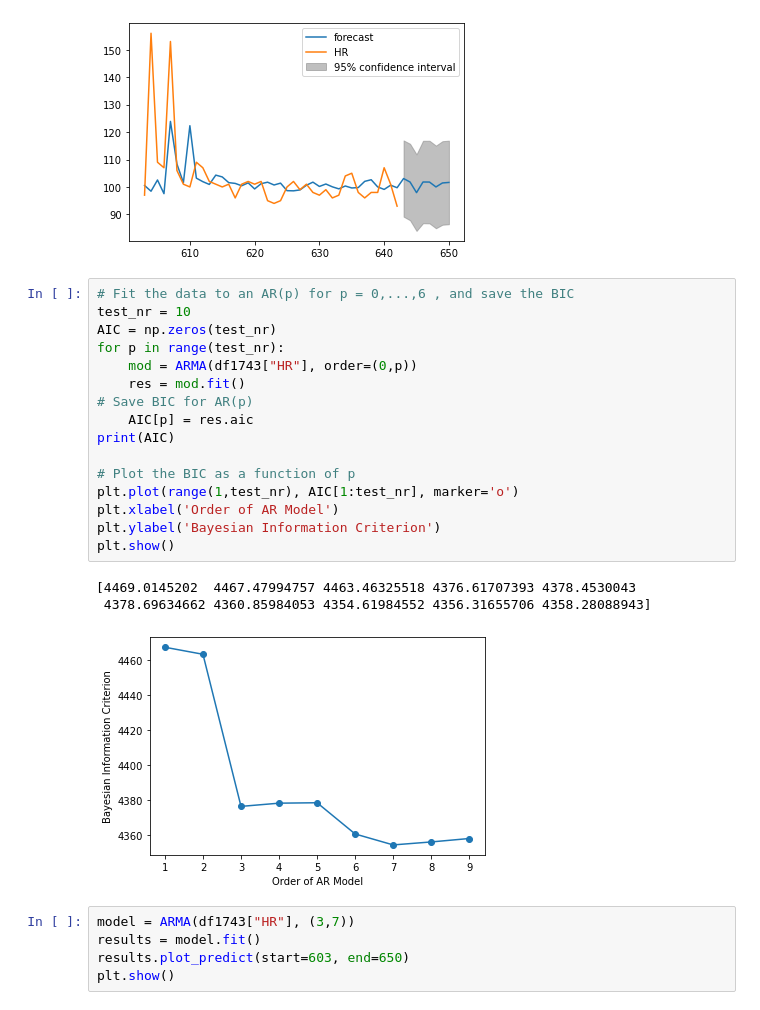
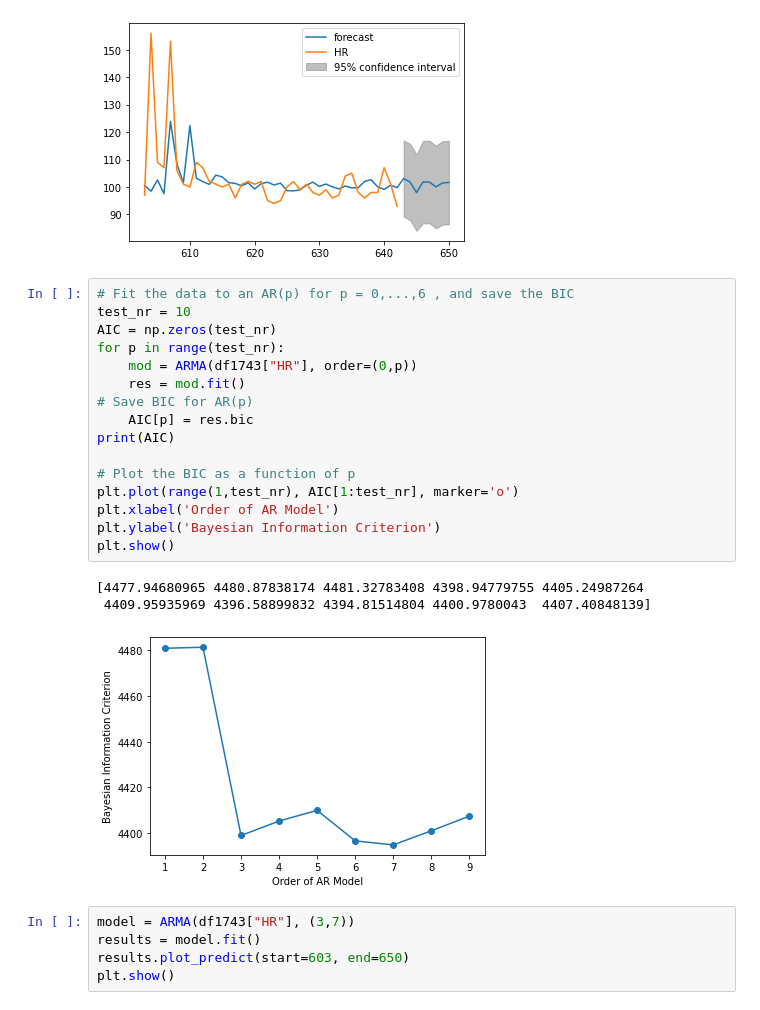
Before and after one commit to kustex/arinti_ews_usecase, a Jupyter notebook: arinti_EWS_notebook.ipynb, the cells around one changed output. Drawn from its saved outputs; the diff is of its cells as text.

```diff
--- a/arinti_EWS_notebook.ipynb
+++ b/arinti_EWS_notebook.ipynb
@@ -495,23 +495,23 @@ plt.show()
 # %%
 # Fit the data to an AR(p) for p = 0,...,6 , and save the BIC
 test_nr = 10
 AIC = np.zeros(test_nr)
 for p in range(test_nr):
     mod = ARMA(df1743["HR"], order=(0,p))
     res = mod.fit()
 # Save BIC for AR(p)
-    AIC[p] = res.aic
+    AIC[p] = res.bic
 print(AIC)
 
 # Plot the BIC as a function of p
 plt.plot(range(1,test_nr), AIC[1:test_nr], marker='o')
 plt.xlabel('Order of AR Model')
 plt.ylabel('Bayesian Information Criterion')
 plt.show()
 # %% [output]
-[4469.0145202  4467.47994757 4463.46325518 4376.61707393 4378.4530043
- 4378.69634662 4360.85984053 4354.61984552 4356.31655706 4358.28088943]
+[4477.94680965 4480.87838174 4481.32783408 4398.94779755 4405.24987264
+ 4409.95935969 4396.58899832 4394.81514804 4400.9780043  4407.40848139]
-[figure, old version]
+[figure, new version]
 # %%
 model = ARMA(df1743["HR"], (3,7))
 results = model.fit()
```
Also changed, not shown: parts of 5 cells of this notebook.
